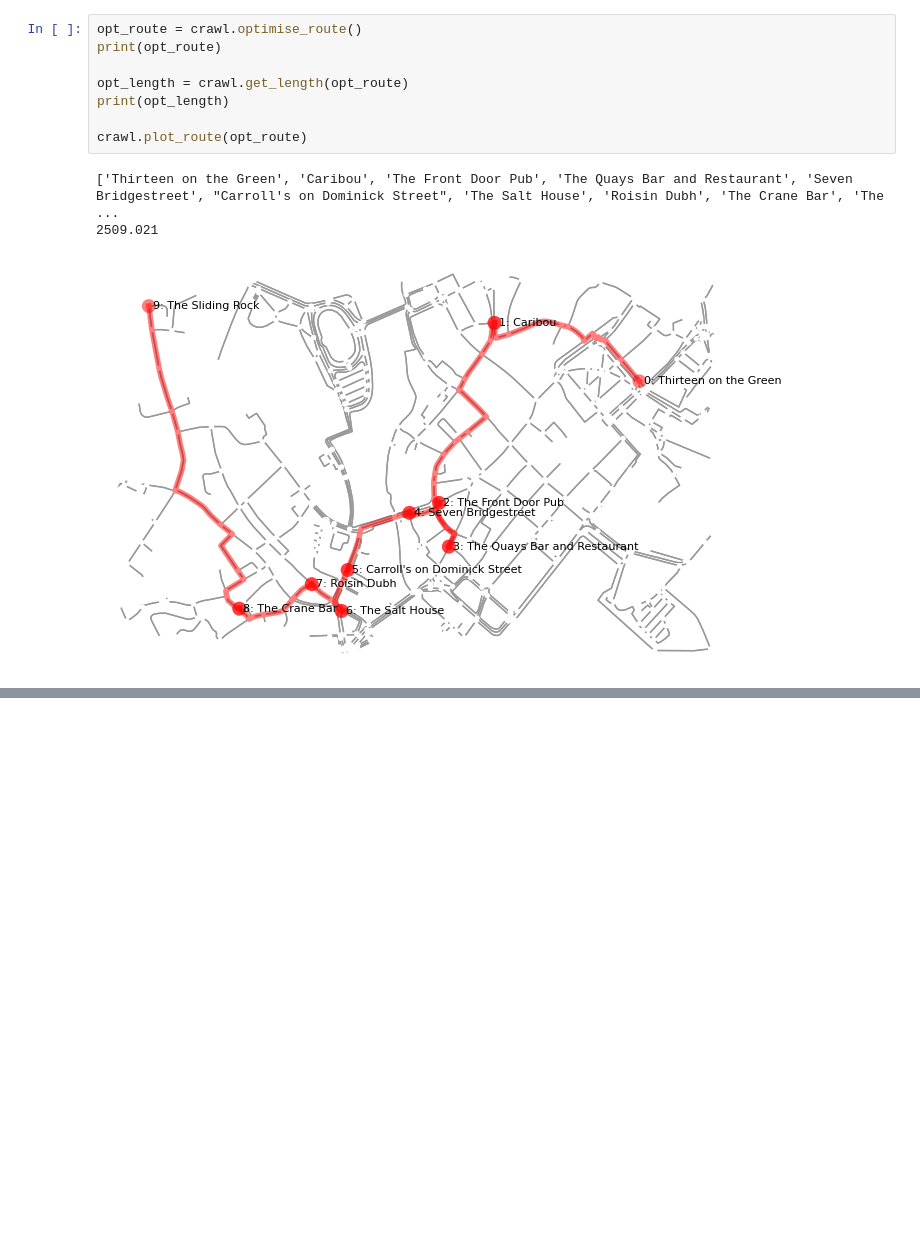
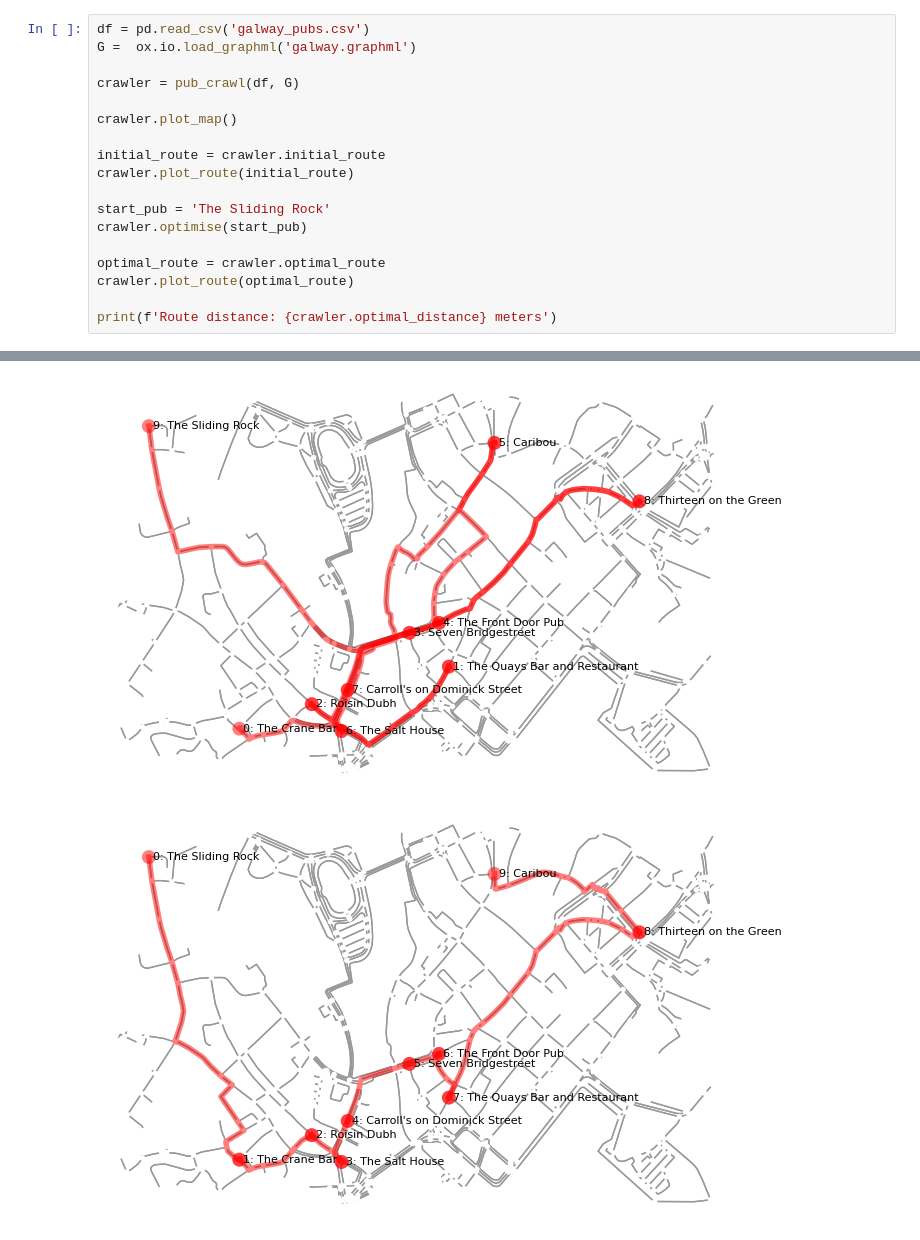
Before and after one commit to ahwallace/galway-pub-crawl, a Jupyter notebook: pub_crawl.ipynb, the cells around one changed output, grey strips where cells are left out. Saved outputs shown, nothing was run; the diff lists cells and outputs as text; blank space fills up the shorter version.

```diff
--- a/pub_crawl.ipynb
+++ b/pub_crawl.ipynb
@@ -125,12 +149,19 @@ crawl.plot_route(initial_route)
-# %%
-opt_route = crawl.optimise_route()
-print(opt_route)
-
-opt_length = crawl.get_length(opt_route)
-print(opt_length)
-
-crawl.plot_route(opt_route)
-# %% [output]
-['Thirteen on the Green', 'Caribou', 'The Front Door Pub', 'The Quays Bar and Restaurant', 'Seven Bridgestreet', "Carroll's on Dominick Street", 'The Salt House', 'Roisin Dubh', 'The Crane Bar', 'The  ...
-2509.021
-[figure, removed]
+# %%
+df = pd.read_csv('galway_pubs.csv')
+G =  ox.io.load_graphml('galway.graphml')
+
+crawler = pub_crawl(df, G)
+
+crawler.plot_map()
+
+initial_route = crawler.initial_route
+crawler.plot_route(initial_route)
+
+start_pub = 'The Sliding Rock'
+crawler.optimise(start_pub)
+
+optimal_route = crawler.optimal_route
+crawler.plot_route(optimal_route)
+
+print(f'Route distance: {crawler.optimal_distance} meters')
+# %% [output]
@@ -136,0 +169,2 @@ crawl.plot_route(opt_route)
+[figure, added]
+[figure, added]
```
Also changed, not shown: parts of 7 cells of this notebook.
